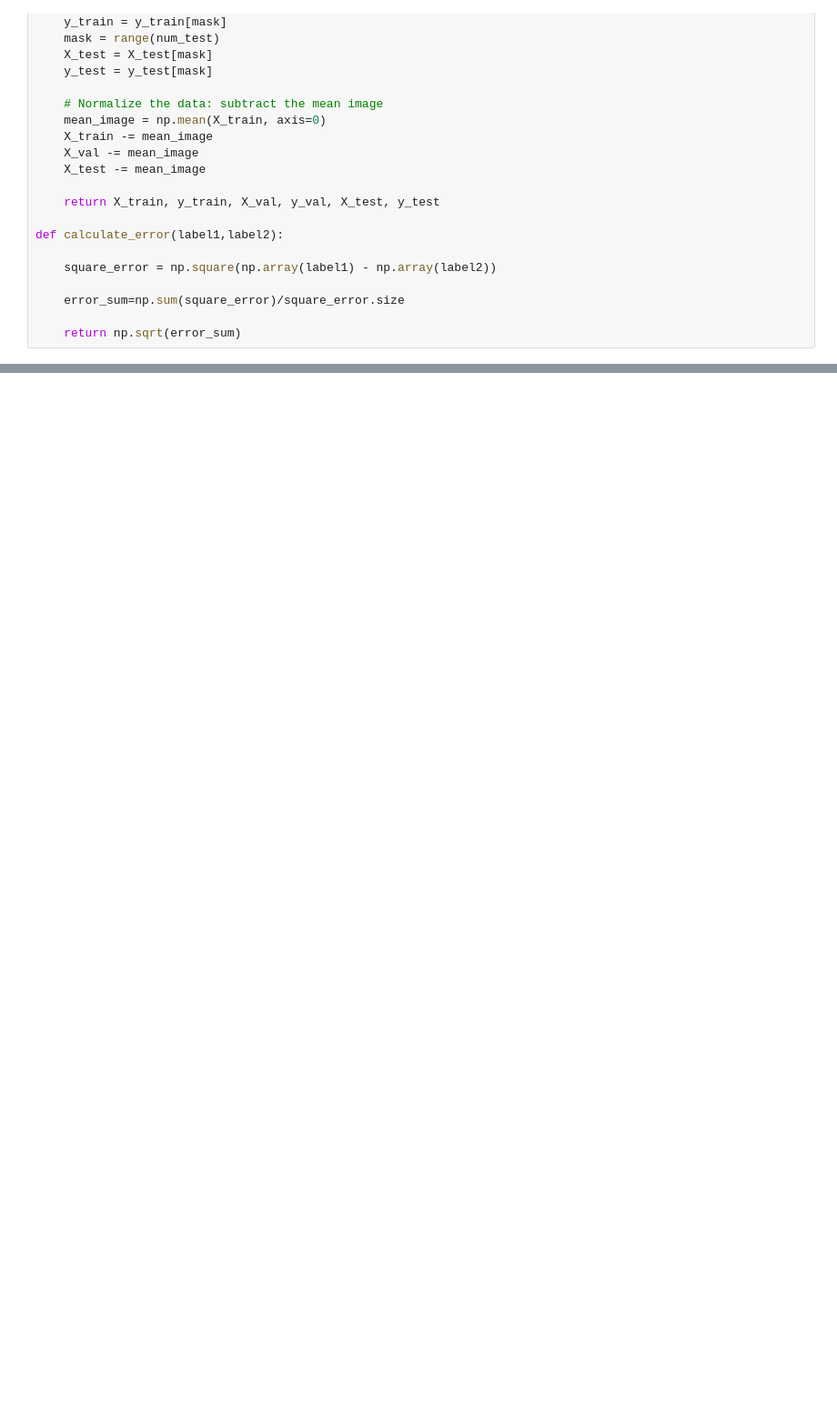
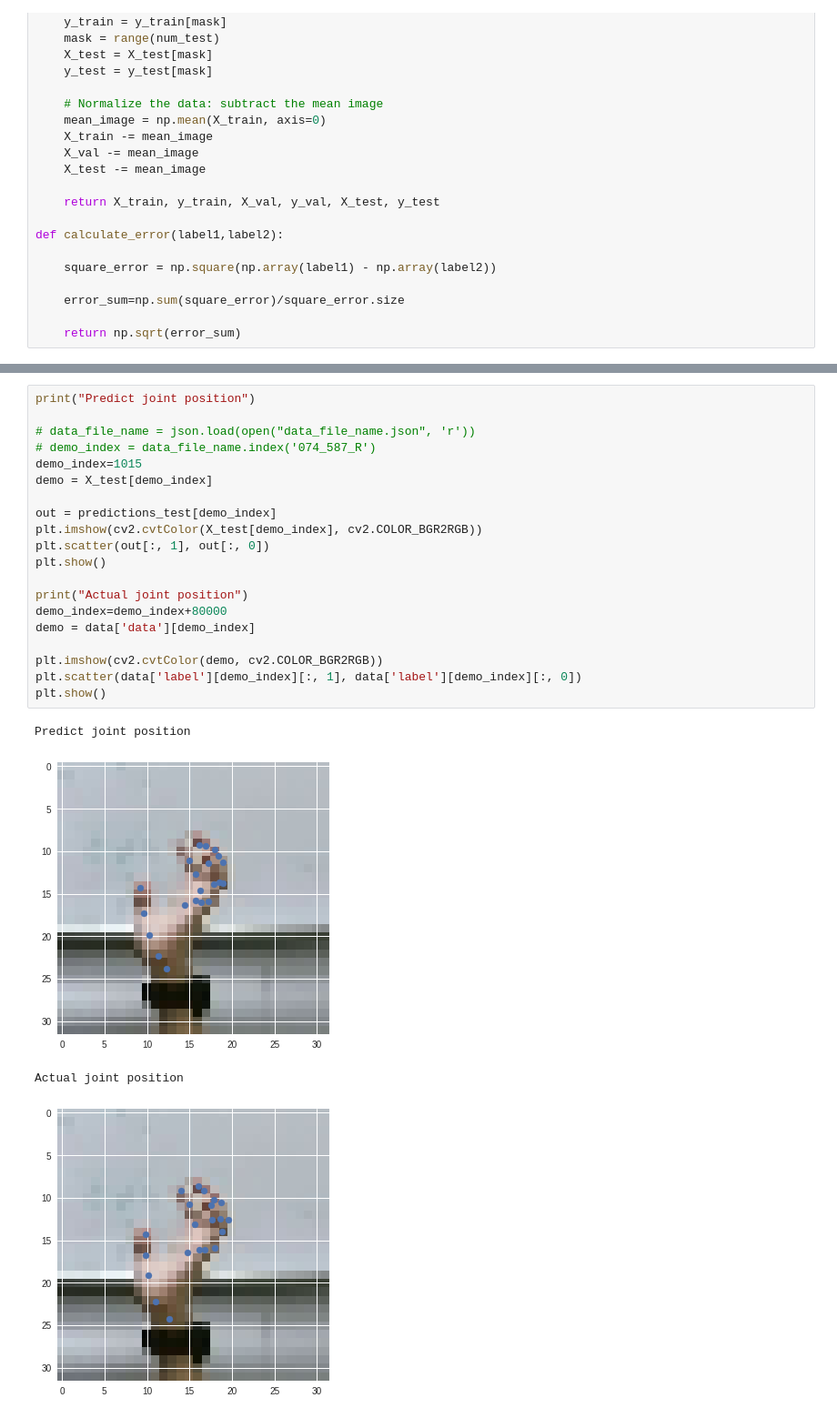
Before and after one commit to brian2213/MotionPrediction, a Jupyter notebook: hand pose estimation.ipynb, the cells around one changed output, grey strips where cells are left out. Shown at 91% size. Drawn from its saved outputs; the diff is of its cells as text; blank space fills up the shorter version.

```diff
--- a/hand pose estimation.ipynb
+++ b/hand pose estimation.ipynb
@@ -213,0 +252,25 @@ plt.show()
+# %%
+print("Predict joint position")
+
+# data_file_name = json.load(open("data_file_name.json", 'r'))
+# demo_index = data_file_name.index('074_587_R')
+demo_index=1015
+demo = X_test[demo_index]
+
+out = predictions_test[demo_index]
+plt.imshow(cv2.cvtColor(X_test[demo_index], cv2.COLOR_BGR2RGB))
+plt.scatter(out[:, 1], out[:, 0])
+plt.show()
+
+print("Actual joint position")
+demo_index=demo_index+80000
+demo = data['data'][demo_index]
+
+plt.imshow(cv2.cvtColor(demo, cv2.COLOR_BGR2RGB))
+plt.scatter(data['label'][demo_index][:, 1], data['label'][demo_index][:, 0])
+plt.show()
+# %% [output]
+Predict joint position
+[figure, added]
+Actual joint position
+[figure, added]
```
Also changed, not shown: parts of 4 cells of this notebook.
